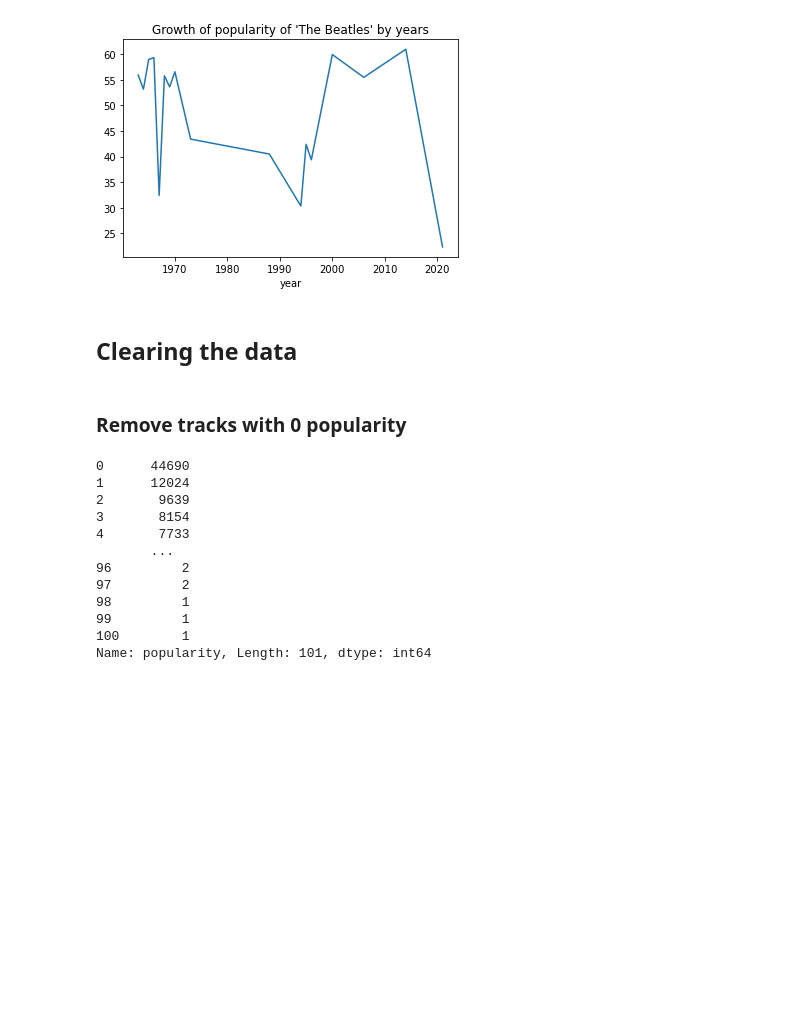
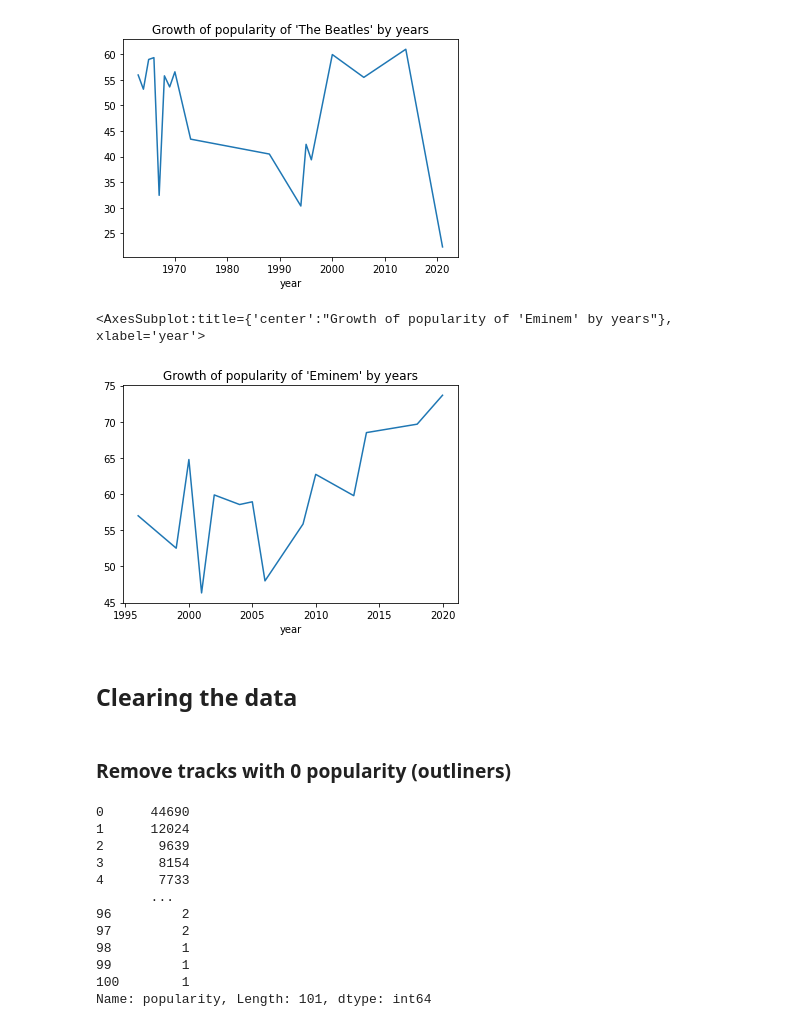
Before and after one commit to kggold4/final-project-machine-learning, a Jupyter notebook: spotify_classification.ipynb, the cells around one changed output. Cells and saved outputs as stored; diff of their text form; code cells hidden in the pictures; blank space fills up the shorter version.

```diff
--- a/spotify_classification.ipynb
+++ b/spotify_classification.ipynb
@@ -242,10 +249,16 @@ beatles.groupby('year')['popularity'].mean().plot(title="Growth of popularity of
 # %% [output]
 <AxesSubplot:title={'center':"Growth of popularity of 'The Beatles' by years"}, xlabel='year'>
 [figure]
+# %%
+beatles = tracks[tracks['artists'] == "['Eminem']"]
+beatles.groupby('year')['popularity'].mean().plot(title="Growth of popularity of 'Eminem' by years")
+# %% [output]
+<AxesSubplot:title={'center':"Growth of popularity of 'Eminem' by years"}, xlabel='year'>
+[figure, added]
 # %% [markdown]
 ## Clearing the data
 # %% [markdown]
-### Remove tracks with 0 popularity
+### Remove tracks with 0 popularity (outliners)
 # %%
 # as we can see there is 44690 tracks with 0 popularity, we want to delete theme to make our data more balanced
 tracks['popularity'].value_counts().sort_index()
```
Also changed, not shown: parts of 3 cells of this notebook.
